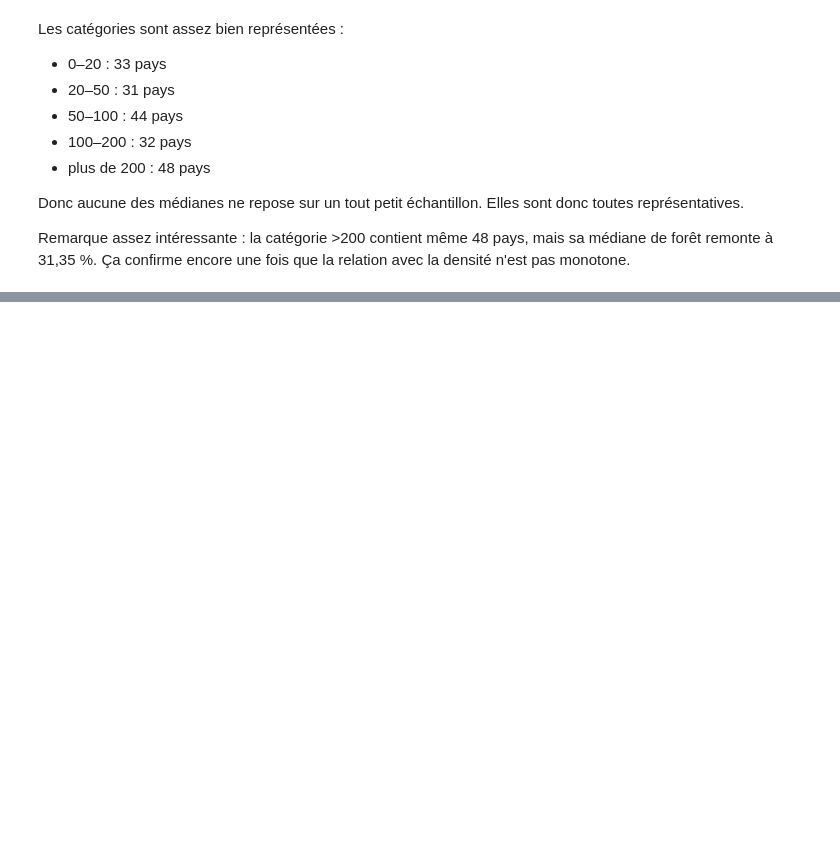
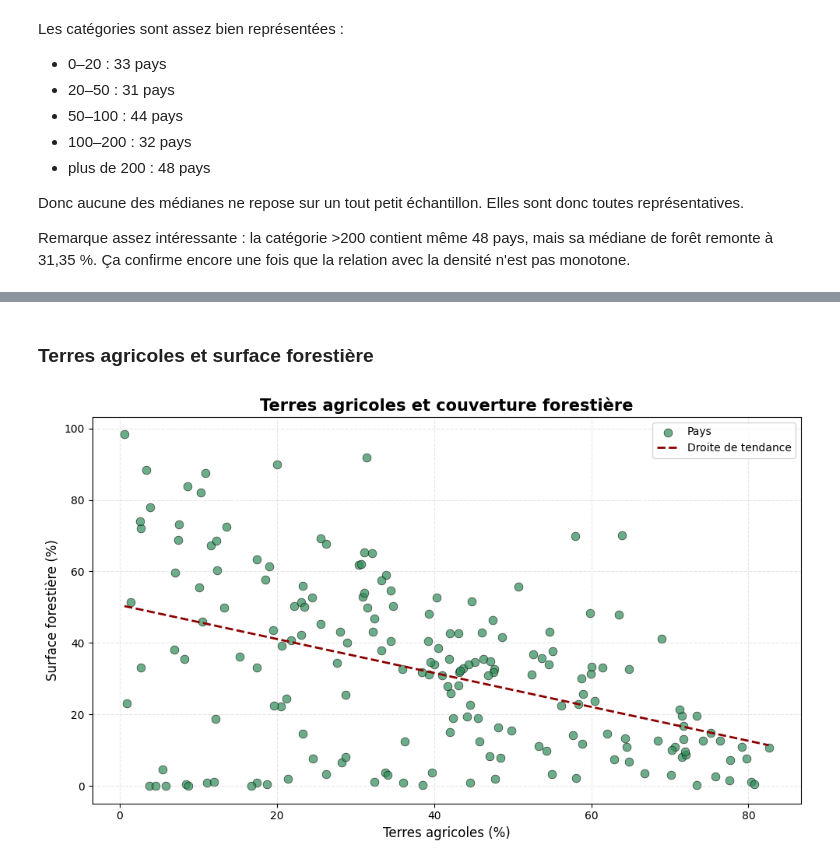
Before and after one commit to Sebastien-Luc-Soncini/Projet-Fil-Rouge-Foret, a Jupyter notebook: foret.ipynb, the cells around one changed output, grey strips where cells are left out. Saved outputs shown, nothing was run; the diff lists cells and outputs as text; code cells hidden in the pictures; blank space fills up the shorter version.

```diff
--- a/foret.ipynb
+++ b/foret.ipynb
@@ -1166,0 +1225,45 @@ Remarque assez intéressante : la catégorie >200 contient même 48 pays, mais s
+# %% [markdown]
+### Terres agricoles et surface forestière
+# %%
+plt.figure(figsize=(10, 6))
+
+# Nuage de points
+plt.scatter(
+    x, y,
+    color="seagreen",
+    marker="o",
+    s=60,
+    alpha=0.7,
+    edgecolors="black",
+    linewidths=0.5,
+    label="Pays"
+)
+
+# Droite de tendance
+x_droite = np.linspace(x.min(), x.max(), 100)
+y_droite = pente * x_droite + ordonnee_origine
+
+plt.plot(
+    x_droite,
+    y_droite,
+    color="darkred",
+    linestyle="--",
+    linewidth=2,
+    label="Droite de tendance"
+)
+
+# Titres et mise en forme
+plt.title(
+    "Terres agricoles et couverture forestière",
+    fontsize=15,
+    fontweight="bold"
+)
+plt.xlabel("Terres agricoles (%)", fontsize=12)
+plt.ylabel("Surface forestière (%)", fontsize=12)
+
+plt.grid(linestyle="--", alpha=0.3)
+plt.legend()
+plt.tight_layout()
+plt.show()
+# %% [output]
+[figure, added]
```
Also changed, not shown: parts of 48 cells of this notebook.
